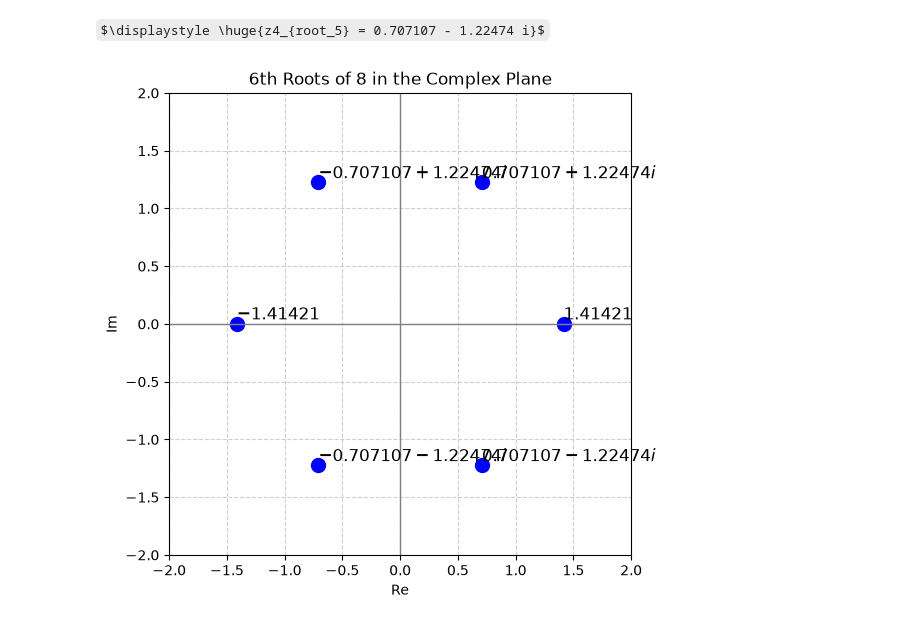
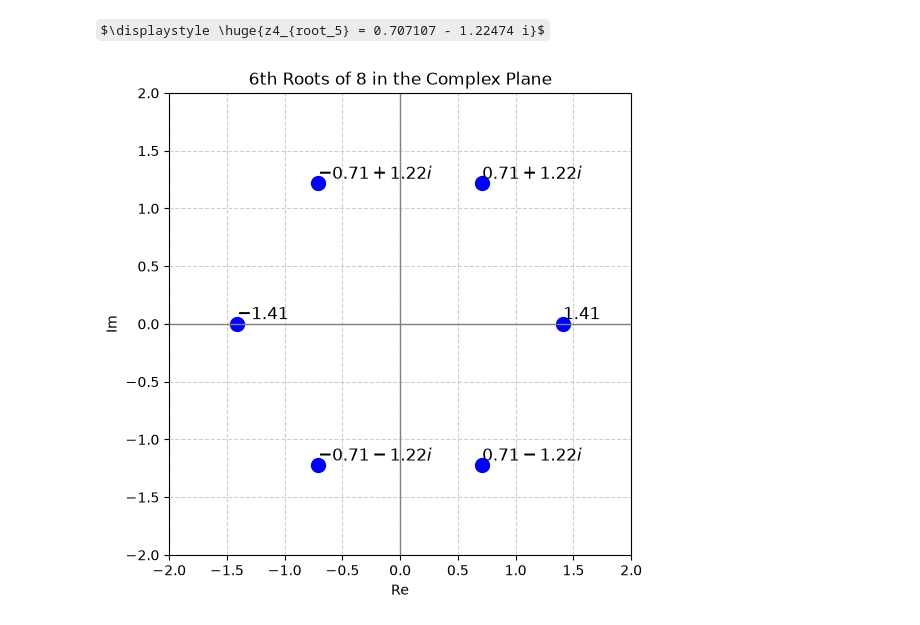
Before and after one commit to code4multiverse/Linear-Algebra, a Jupyter notebook: 001 Complex Number/complex_numpy.ipynb, the cells around one changed output. Saved outputs shown, nothing was run; the diff lists cells and outputs as text; code cells hidden in the pictures; some formulas as TeX source.

Commit message:
enhance numpy plot text

```diff
--- a/001 Complex Number/complex_numpy.ipynb
+++ b/001 Complex Number/complex_numpy.ipynb
@@ -180,26 +180,26 @@ $\displaystyle \huge{z4_{root_5} = 0.707107 - 1.22474 i}$
 # %%
 import matplotlib.pyplot as plt
 
-# Prepare data for plotting
-roots_x = [np.real(root) for root in roots_z4_cartesian]
-roots_y = [np.imag(root) for root in roots_z4_cartesian]
+# Prepare data for plotting (rounded to 2 decimal places)
+roots_x = [round(np.real(root), 2) for root in roots_z4_cartesian]
+roots_y = [round(np.imag(root), 2) for root in roots_z4_cartesian]
 
 plt.figure(figsize=(6, 6))
 plt.axhline(0, color="gray", lw=1)
 plt.axvline(0, color="gray", lw=1)
 plt.scatter(roots_x, roots_y, color="blue", s=100)
 
 for i, (x, y) in enumerate(zip(roots_x, roots_y)):
-    label = _complex_to_latex(roots_z4_cartesian[i])
+    label = _complex_to_latex(complex(x, y))
     plt.text(x, y, f"${label}$", fontsize=12, ha="left", va="bottom")
 
 plt.title("6th Roots of 8 in the Complex Plane")
 plt.xlabel("Re")
 plt.ylabel("Im")
 plt.xlim(-2, 2)
 plt.ylim(-2, 2)
 plt.gca().set_aspect("equal", adjustable="box")
 plt.grid(True, linestyle="--", alpha=0.6)
 plt.show()
 # %% [output]
-[figure, old version]
+[figure, new version]
```
